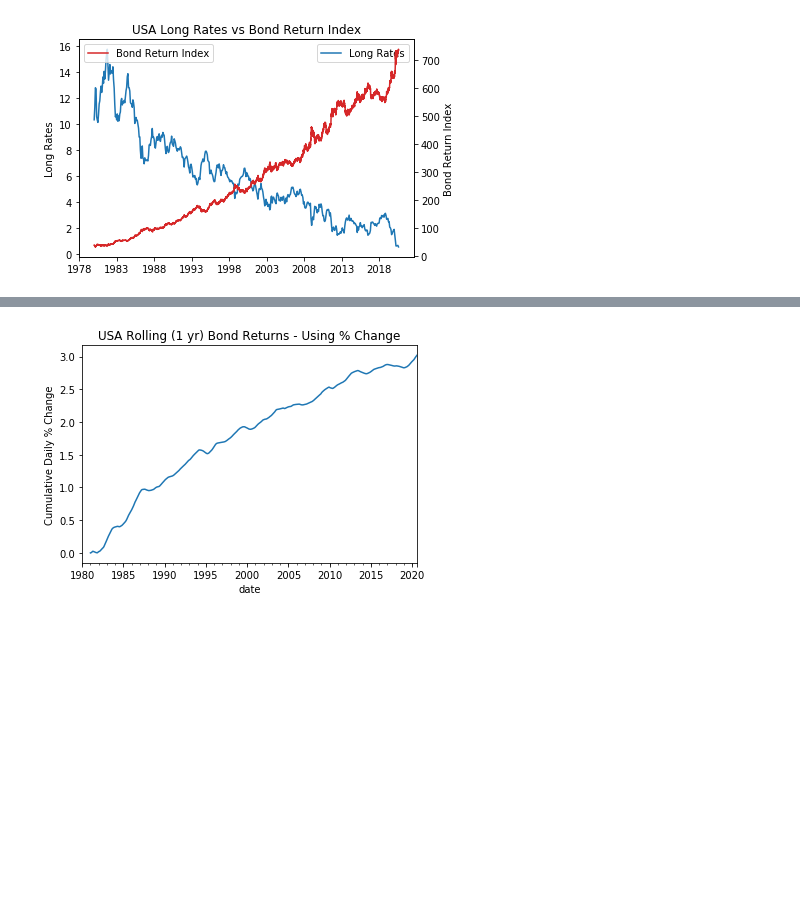
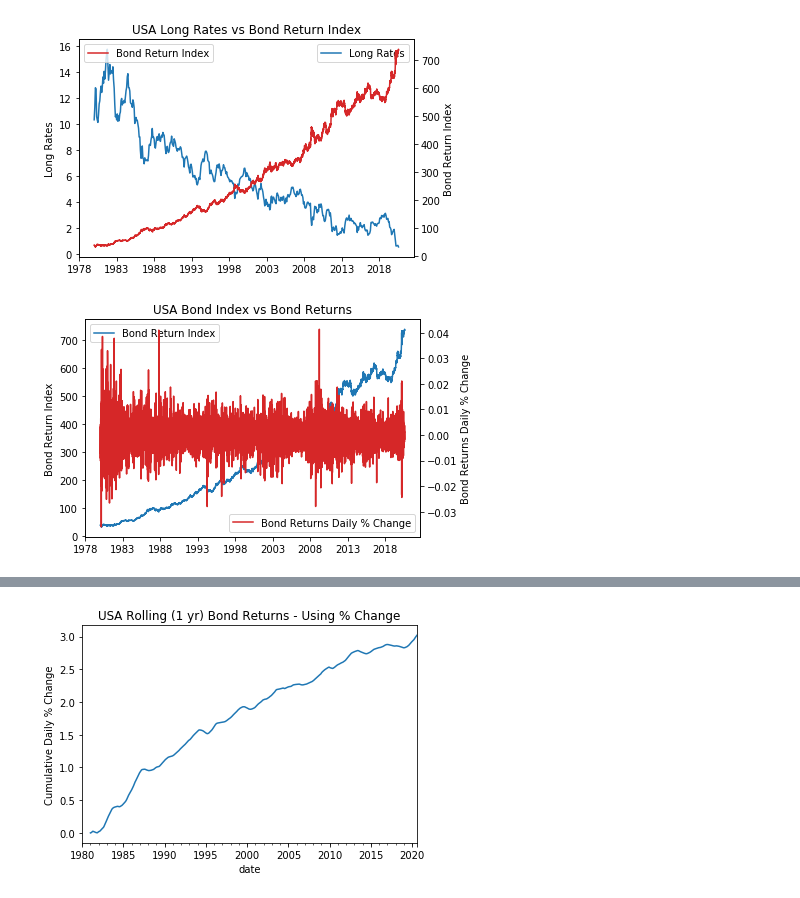
Before and after one commit to Mike-Huntress/Internship2020, a Jupyter notebook: Project_Workbook.ipynb, the cells around one changed output, grey strips where cells are left out. Saved outputs shown, nothing was run; the diff lists cells and outputs as text; code cells hidden in the pictures; blank space fills up the shorter version.

```diff
--- a/Project_Workbook.ipynb
+++ b/Project_Workbook.ipynb
@@ -63,3 +64,21 @@ plt.title(f'{country} Long Rates vs Bond Return Index')
 plt.show()
 # %% [output]
 [figure]
+# %%
+# Bond Return Index vs Bond Rate of Return
+# TAKEAWAY: The index gives me a sense of how bond returns are changing/growing over time (patterns, trends).
+# The rate of return (% change of index) is what I'll use to calculate P&L curve later on.
+fig, ax1 = plt.subplots()
+ax2 = ax1.twinx()
+ax1_label = 'Bond Return Index'
+ax1.plot(BondReturnIndex[country].to_timestamp(), label = ax1_label)
+ax1.set_ylabel(ax1_label)
+ax1.legend()
+ax2_label = 'Bond Returns Daily % Change'
+ax2.plot(BondReturnIndex[country].pct_change().to_timestamp(), color = 'tab:red', label = ax2_label)
+ax2.set_ylabel(ax2_label)
+ax2.legend()
+plt.title(f'{country} Bond Index vs Bond Returns')
+plt.show()
+# %% [output]
+[figure, added]
```
Also changed, not shown: parts of 20 cells of this notebook.
